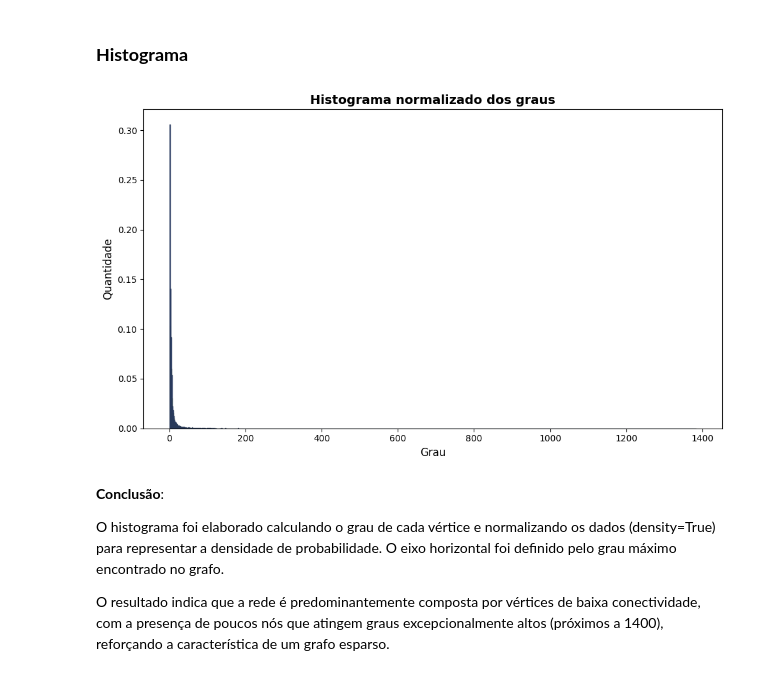
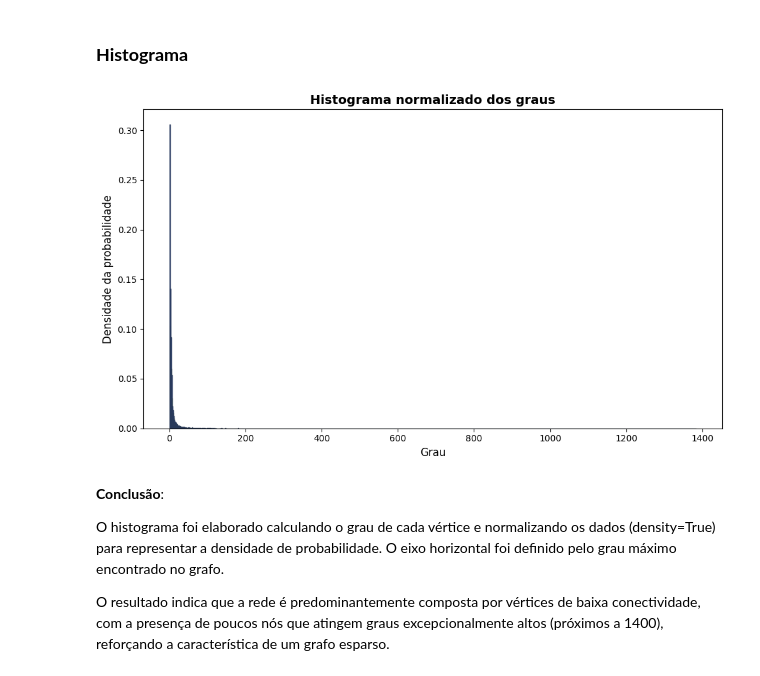
Before and after one commit to tiagostmg/grafos, a Jupyter notebook: src/entrega_1.ipynb, the cells around one changed output. Cells and saved outputs as stored; diff of their text form; code cells hidden in the pictures.

```diff
--- a/src/entrega_1.ipynb
+++ b/src/entrega_1.ipynb
@@ -175,24 +178,24 @@ degrees = [g.degree(i) for i in range(g.V)]
 # %%
 df = pd.DataFrame({"degree": degrees})
 
 plt.figure(figsize=(10, 6))
 
 plt.hist(df['degree'], bins=g.max_degree(), density=True,
          color='blue', edgecolor='#2c3e50', alpha=0.8)
 
 # plt.yscale('log')
 # plt.grid(True, which="both", ls="--", alpha=0.2)
 
 plt.title(r"Histograma normalizado dos graus", fontsize=14, fontweight='bold')
 plt.xlabel("Grau", fontsize=12)
-plt.ylabel("Quantidade", fontsize=12)
+plt.ylabel("Densidade da probabilidade", fontsize=12) # Corrigido
 # plt.ylabel("Quantidade", fontsize=12)
 
 plt.tight_layout()
 
 plt.show()
 # %% [output]
-[figure, old version]
+[figure, new version]
 # %% [markdown]
 **Conclusão**:
 
```
Also changed, not shown: parts of 3 cells of this notebook, 4 other files.
